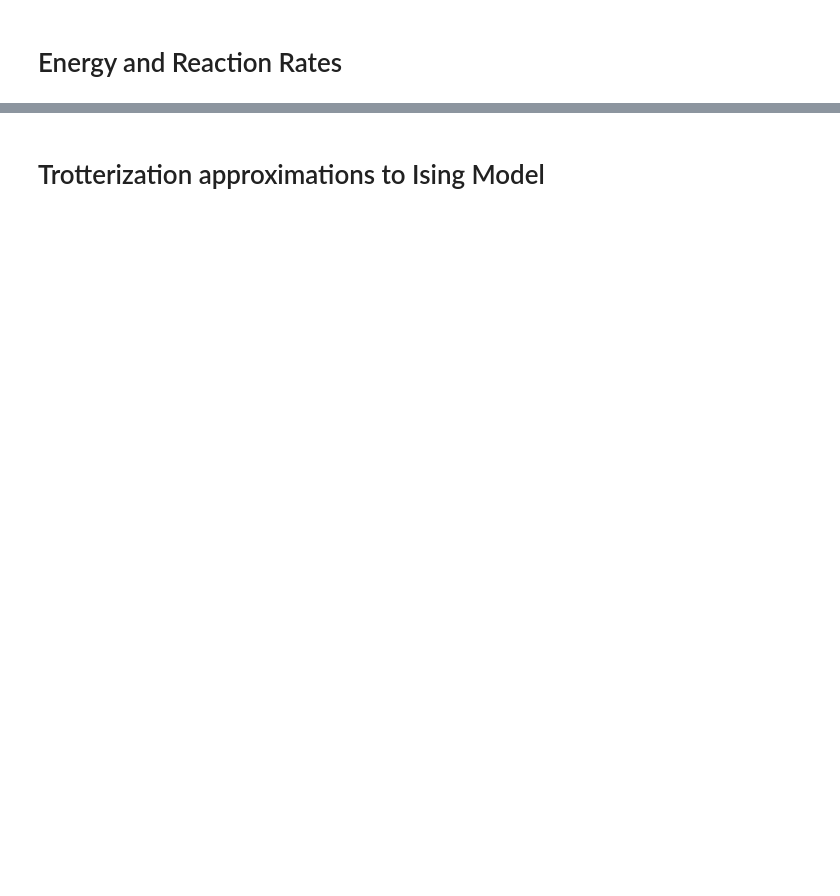
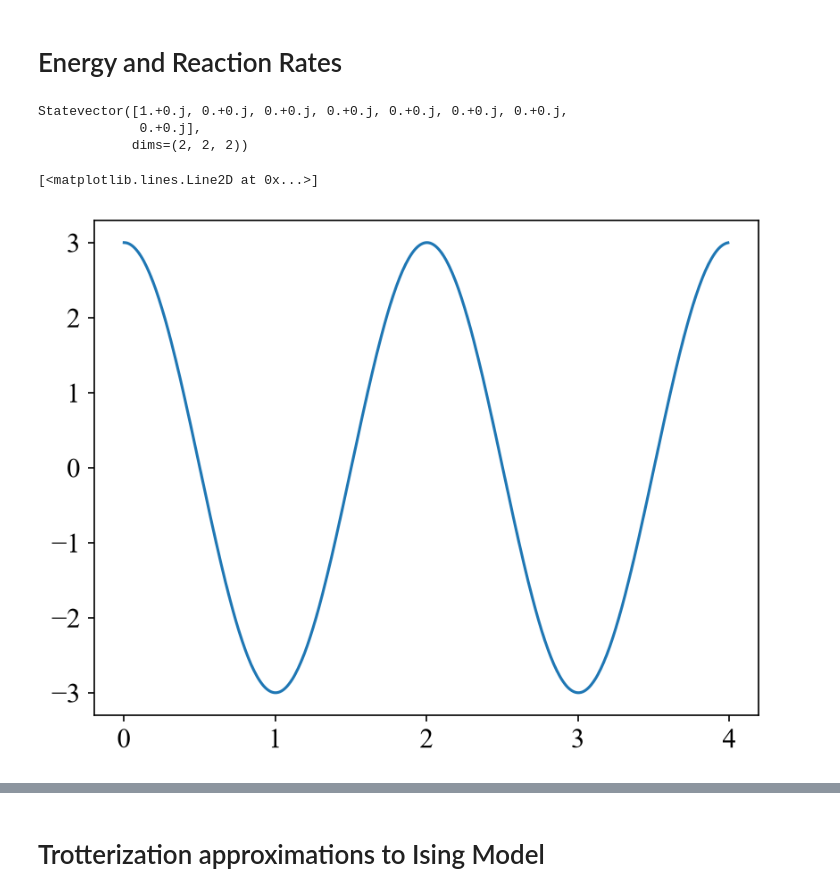
Before and after one commit to kevr35/dqs-term-grouping, a Jupyter notebook: Simulations.ipynb, the cells around one changed output, grey strips where cells are left out. Cells and saved outputs as stored; diff of their text form; code cells hidden in the pictures; blank space fills up the shorter version.

```diff
--- a/Simulations.ipynb
+++ b/Simulations.ipynb
@@ -152,12 +239,26 @@ plot(r_vals, fidelities, labels, H)
 # %% [markdown]
 # Energy and Reaction Rates
 # %%
+def get_pauli_sum_op(H):
+    # Auto-detect format: (pauli_string, coef) or (coef, pauli_string)
+    if isinstance(H[0][0], str):
+        pauli_list = PauliList([term[0] for term in H])
+        coeffs = [term[1] for term in H]
+    else:
+        pauli_list = PauliList([term[1] for term in H])
+        coeffs = [term[0] for term in H]
+    return SparsePauliOp(pauli_list, coeffs=coeffs)
+
+def get_exact_unitary_v2(H, t):
+    matrix = get_pauli_sum_op(H).to_matrix()
+    return linalg.expm(-1j * matrix * t)
+
 def time_simulation(Hfunc, init_state, meas_op, tstart=0, tend=4, tstep=0.01):
     expectations = []
     time = np.arange(tstart, tend, tstep)
     for t in time:
-        evolution_unitary = PauliSumOp.from_list(Hfunc(t), coeff=t)
-        final_state = init_state.evolve(evolution_unitary.exp_i())
+        evolution_unitary = get_exact_unitary_v2(Hfunc(t), t)
+        final_state = init_state.evolve(evolution_unitary)
         expectations.append(final_state.expectation_value(meas_op).real)
     return expectations, time
 
@@ -174,27 +275,33 @@ def trotter_time_simulation(dqs_obj, Hfunc, init_state, meas_op, tstart=0, tend=
         final_state = init_state.evolve(evolution_unitary)
         expectations.append(final_state.expectation_value(meas_op).real)
 
-        exact_unitary = get_exact_unitary(curH, t)
+        exact_unitary = get_exact_unitary_v2(curH, t)
         process_fidelity.append(dqs_obj.processFidelity(exact_unitary, evolution_unitary))
         diamond_distance.append(dqs_obj.diamondNorm(exact_unitary, evolution_unitary))
     return expectations, time, process_fidelity, diamond_distance
 # %%
 nq = 3
 gamma = 3.14 / 2
 H = [('IIX', gamma), ('IXI', gamma), ('XII', gamma)]
 #H = [('X', gamma)]
 
-init_state = qiskit.quantum_info.Statevector.from_int(0, int(2**nq))
+init_state = Statevector.from_int(0, int(2**nq))
 print(init_state)
 
 meas_op = get_pauli_sum_op([(1.0, 'IIZ'), (1.0, 'IZI'), (1.0, 'ZII')])
 #meas_op = get_pauli_sum_op([(1.0, 'Z')])
 
-expectations, time = time_simulation(H, init_state, meas_op)
+expectations, time = time_simulation(lambda t: H, init_state, meas_op)
 
 fig, ax = plt.subplots(dpi=150)
 
 ax.plot(time, expectations)
+# %% [output]
+Statevector([1.+0.j, 0.+0.j, 0.+0.j, 0.+0.j, 0.+0.j, 0.+0.j, 0.+0.j,
+             0.+0.j],
+            dims=(2, 2, 2))
+[<matplotlib.lines.Line2D at 0x...>]
+[figure, added]
 # %%
 nq = 3
 mu = -5
```
Also changed, not shown: parts of 22 cells of this notebook, 3 other files.
